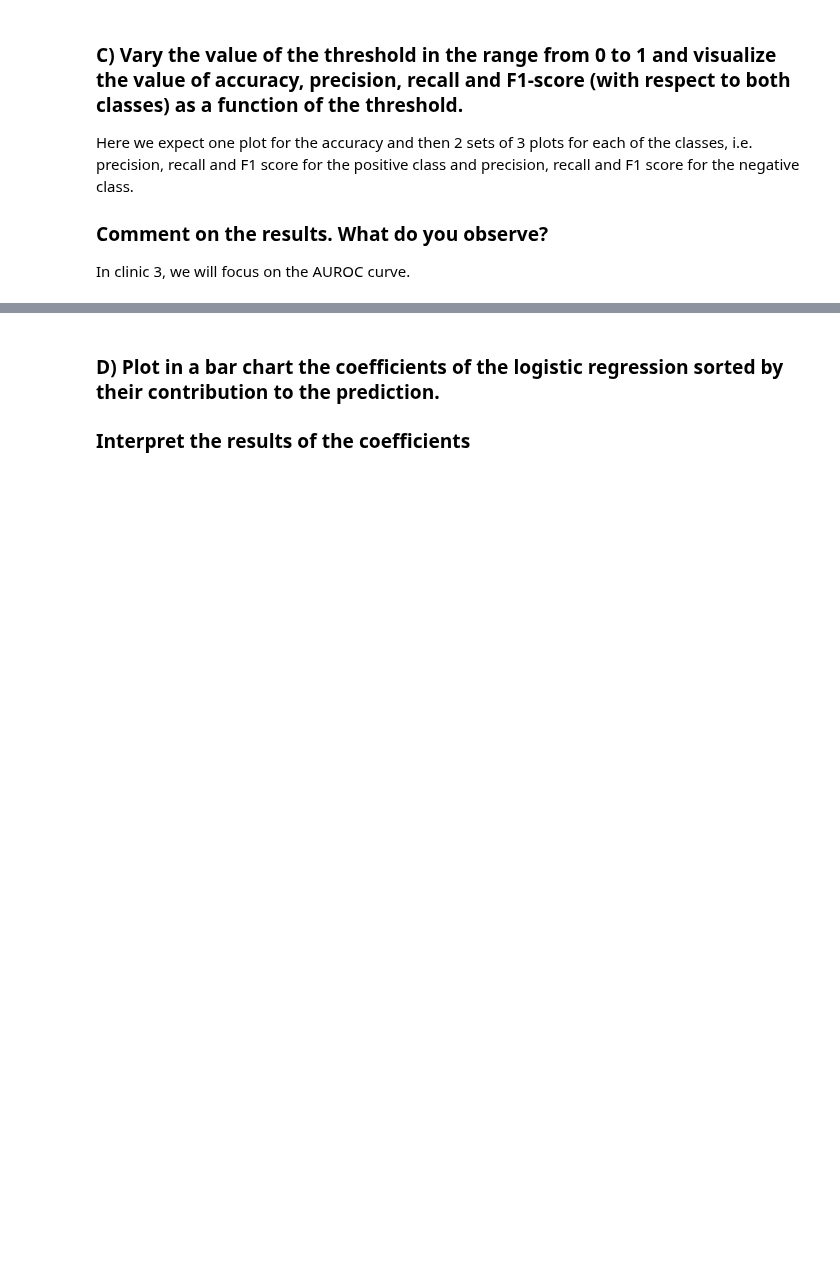
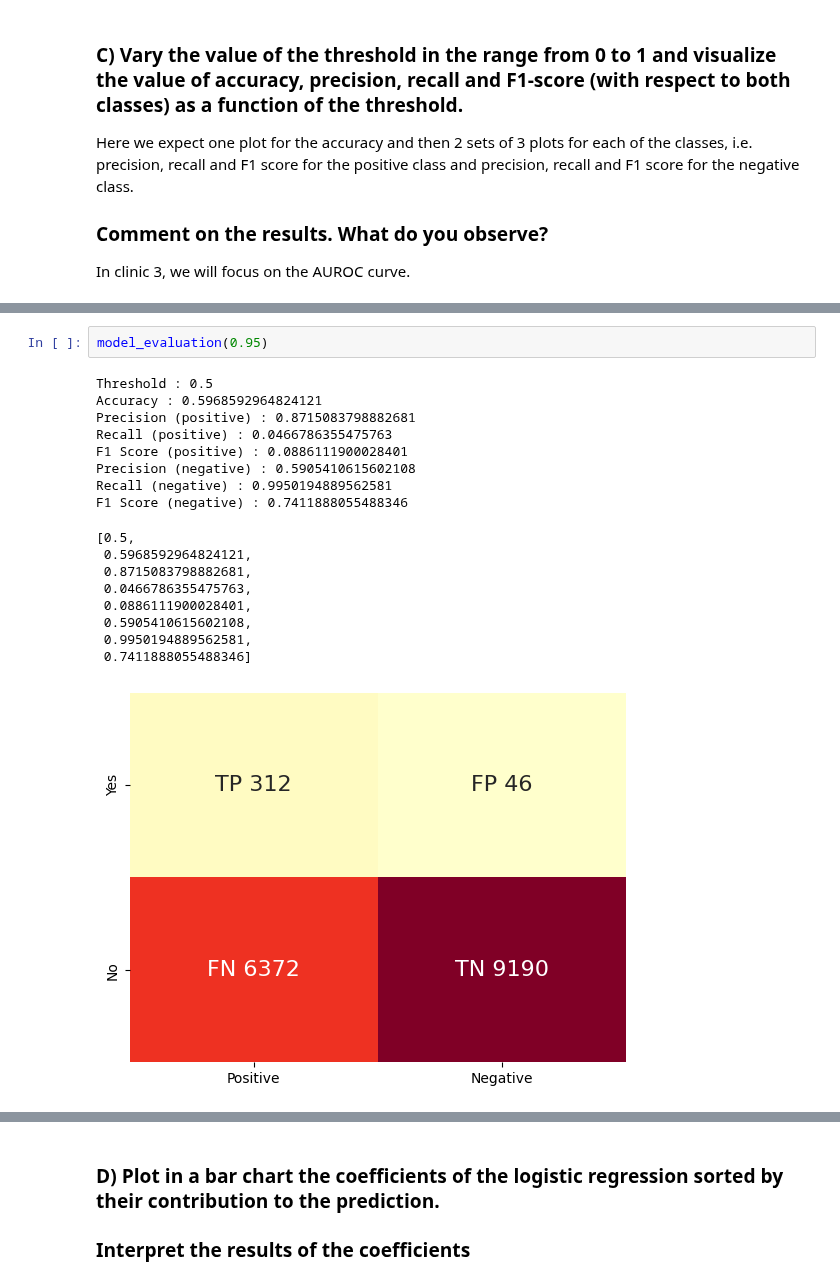
Before and after one commit to Jvviragine/data_analysis_um_course, a Jupyter notebook: bootcamps/bootcamp5/Niki_bootcamp5 copy.ipynb, the cells around one changed output, grey strips where cells are left out. Cells and saved outputs as stored; diff of their text form; blank space fills up the shorter version.

```diff
--- a/bootcamps/bootcamp5/Niki_bootcamp5 copy.ipynb
+++ b/bootcamps/bootcamp5/Niki_bootcamp5 copy.ipynb
@@ -123,0 +362,20 @@ In clinic 3, we will focus on the AUROC curve.
+# %%
+model_evaluation(0.95)
+# %% [output]
+Threshold : 0.5
+Accuracy : 0.5968592964824121
+Precision (positive) : 0.8715083798882681
+Recall (positive) : 0.0466786355475763
+F1 Score (positive) : 0.0886111900028401
+Precision (negative) : 0.5905410615602108
+Recall (negative) : 0.9950194889562581
+F1 Score (negative) : 0.7411888055488346
+[0.5,
+ 0.5968592964824121,
+ 0.8715083798882681,
+ 0.0466786355475763,
+ 0.0886111900028401,
+ 0.5905410615602108,
+ 0.9950194889562581,
+ 0.7411888055488346]
+[figure, added]
```
Also changed, not shown: parts of 27 cells of this notebook, 5 other files.
